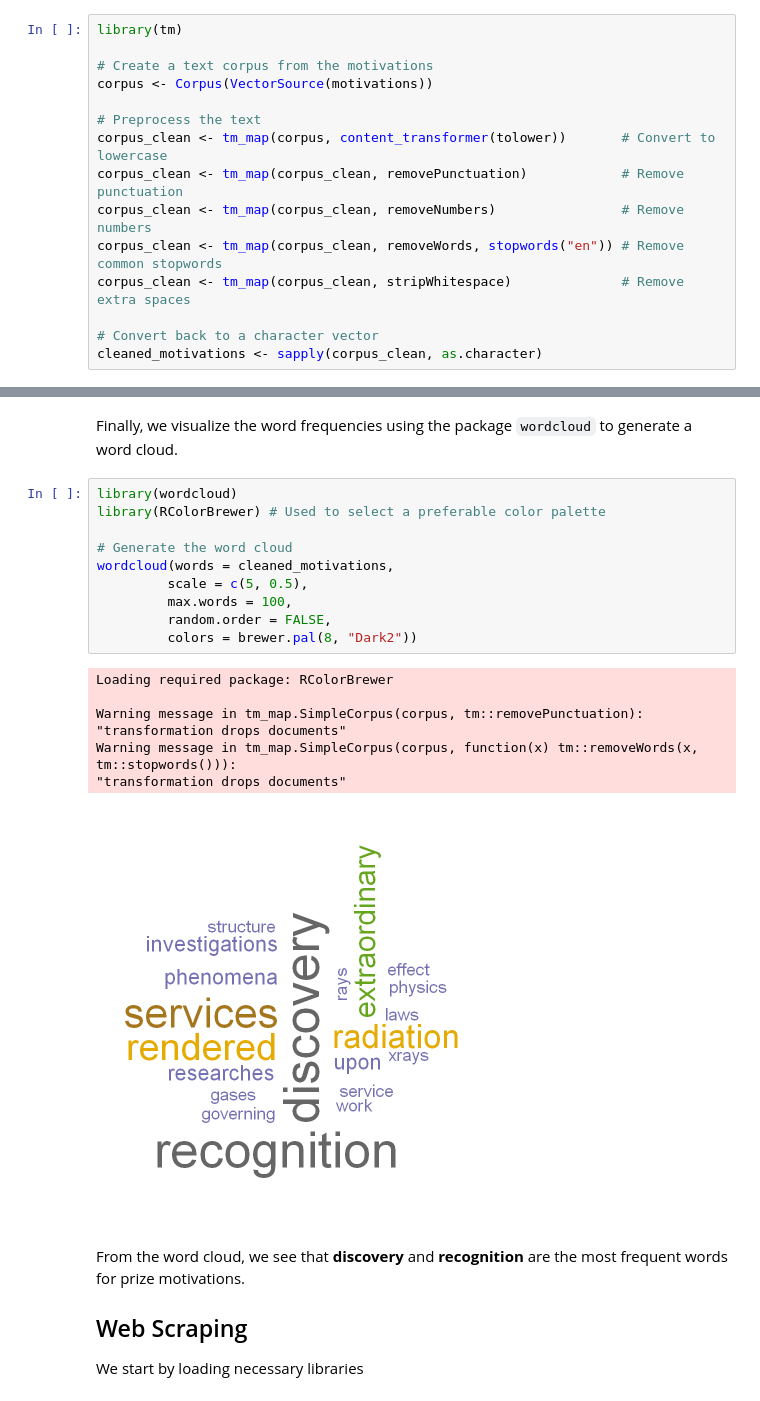
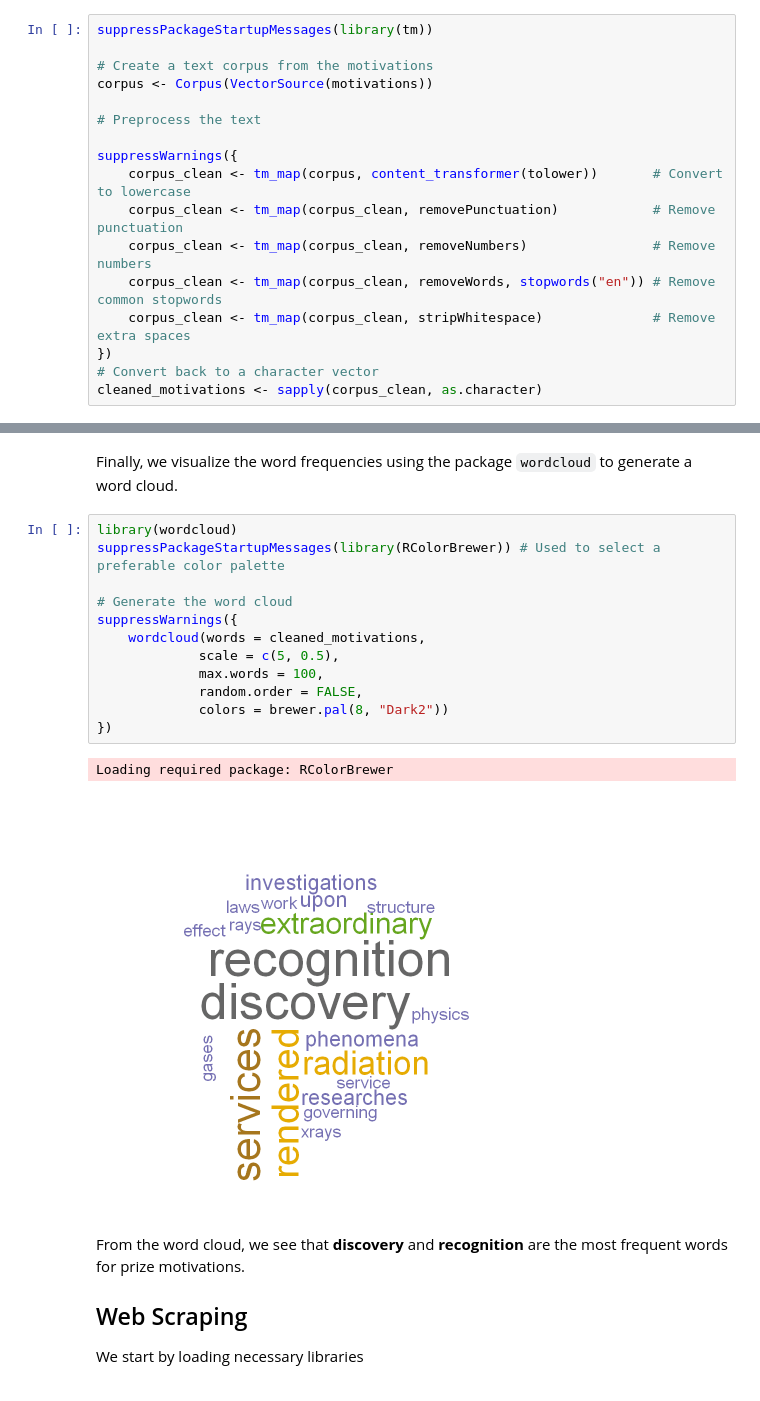
Before and after one commit to gabriellindqvist/su-mt4007, a Jupyter notebook: HW5/HW5.ipynb, the cells around one changed output, grey strips where cells are left out. Cells and saved outputs as stored; diff of their text form.

```diff
--- a/HW5/HW5.ipynb
+++ b/HW5/HW5.ipynb
@@ -41,17 +41,19 @@ Next, we want to prepare the motivations for visualization. That is; converting
 
 This can be done by using the package `tm`.
 # %%
-library(tm)
+suppressPackageStartupMessages(library(tm))
 
 # Create a text corpus from the motivations
 corpus <- Corpus(VectorSource(motivations))
 
 # Preprocess the text
-corpus_clean <- tm_map(corpus, content_transformer(tolower))       # Convert to lowercase
-corpus_clean <- tm_map(corpus_clean, removePunctuation)            # Remove punctuation
-corpus_clean <- tm_map(corpus_clean, removeNumbers)                # Remove numbers
-corpus_clean <- tm_map(corpus_clean, removeWords, stopwords("en")) # Remove common stopwords
-corpus_clean <- tm_map(corpus_clean, stripWhitespace)              # Remove extra spaces
 
+suppressWarnings({
+    corpus_clean <- tm_map(corpus, content_transformer(tolower))       # Convert to lowercase
+    corpus_clean <- tm_map(corpus_clean, removePunctuation)            # Remove punctuation
+    corpus_clean <- tm_map(corpus_clean, removeNumbers)                # Remove numbers
+    corpus_clean <- tm_map(corpus_clean, removeWords, stopwords("en")) # Remove common stopwords
+    corpus_clean <- tm_map(corpus_clean, stripWhitespace)              # Remove extra spaces
+})
 # Convert back to a character vector
 cleaned_motivations <- sapply(corpus_clean, as.character)
@@ -72,22 +61,19 @@ Warning message in tm_map.SimpleCorpus(corpus_clean, stripWhitespace):
 Finally, we visualize the word frequencies using the package `wordcloud` to generate a word cloud.
 # %%
 library(wordcloud)
-library(RColorBrewer) # Used to select a preferable color palette
+suppressPackageStartupMessages(library(RColorBrewer)) # Used to select a preferable color palette
 
 # Generate the word cloud
-wordcloud(words = cleaned_motivations,
-         scale = c(5, 0.5),
-         max.words = 100,
-         random.order = FALSE,
-         colors = brewer.pal(8, "Dark2"))
+suppressWarnings({
+    wordcloud(words = cleaned_motivations,
+             scale = c(5, 0.5),
+             max.words = 100,
+             random.order = FALSE,
+             colors = brewer.pal(8, "Dark2"))
+})
 # %% [output]
 Loading required package: RColorBrewer
-
-Warning message in tm_map.SimpleCorpus(corpus, tm::removePunctuation):
-"transformation drops documents"
-Warning message in tm_map.SimpleCorpus(corpus, function(x) tm::removeWords(x, tm::stopwords())):
-"transformation drops documents"
-[figure, old version]
+[figure, new version]
 # %% [markdown]
 From the word cloud, we see that **discovery** and **recognition** are the most frequent words for prize motivations.
 
```
Also changed, not shown: parts of 3 cells of this notebook.
